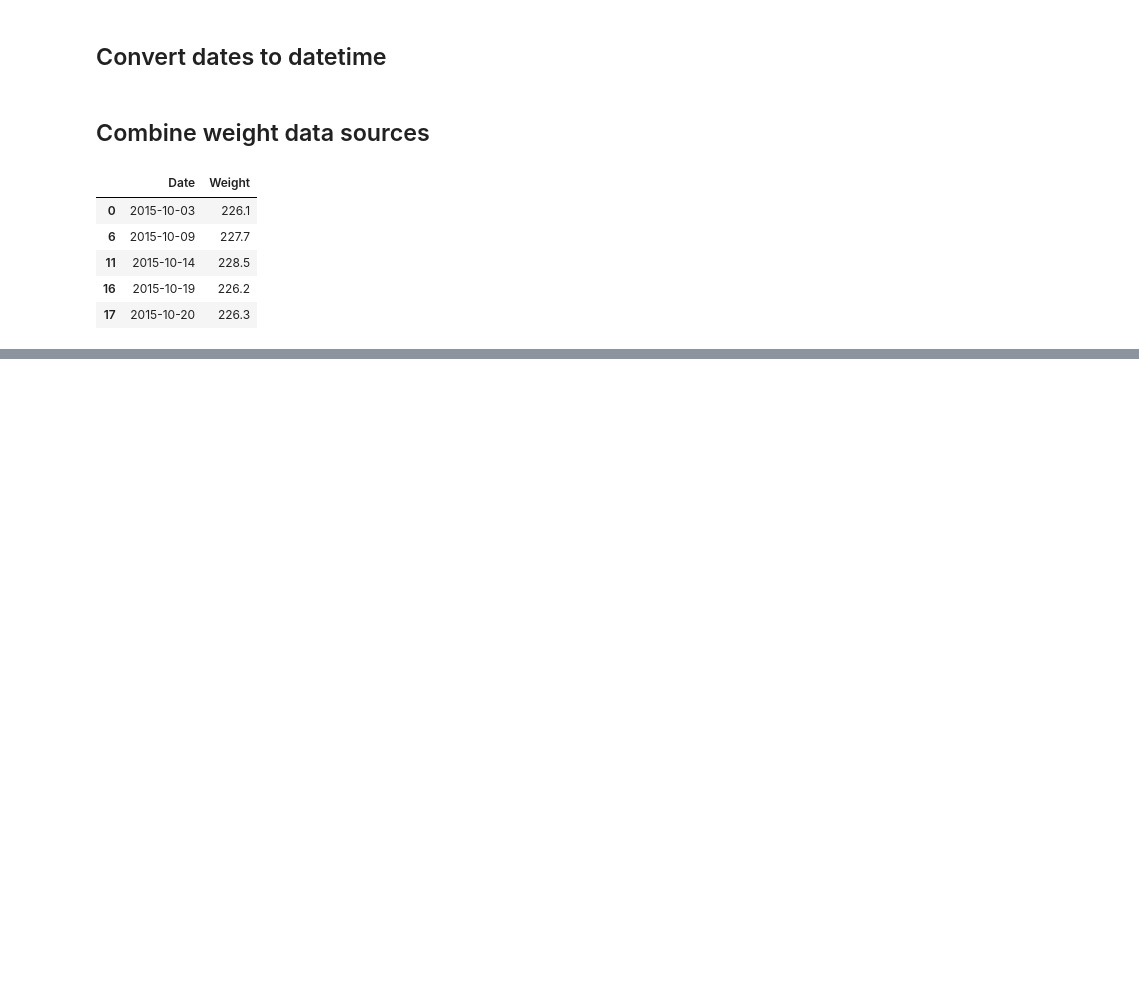
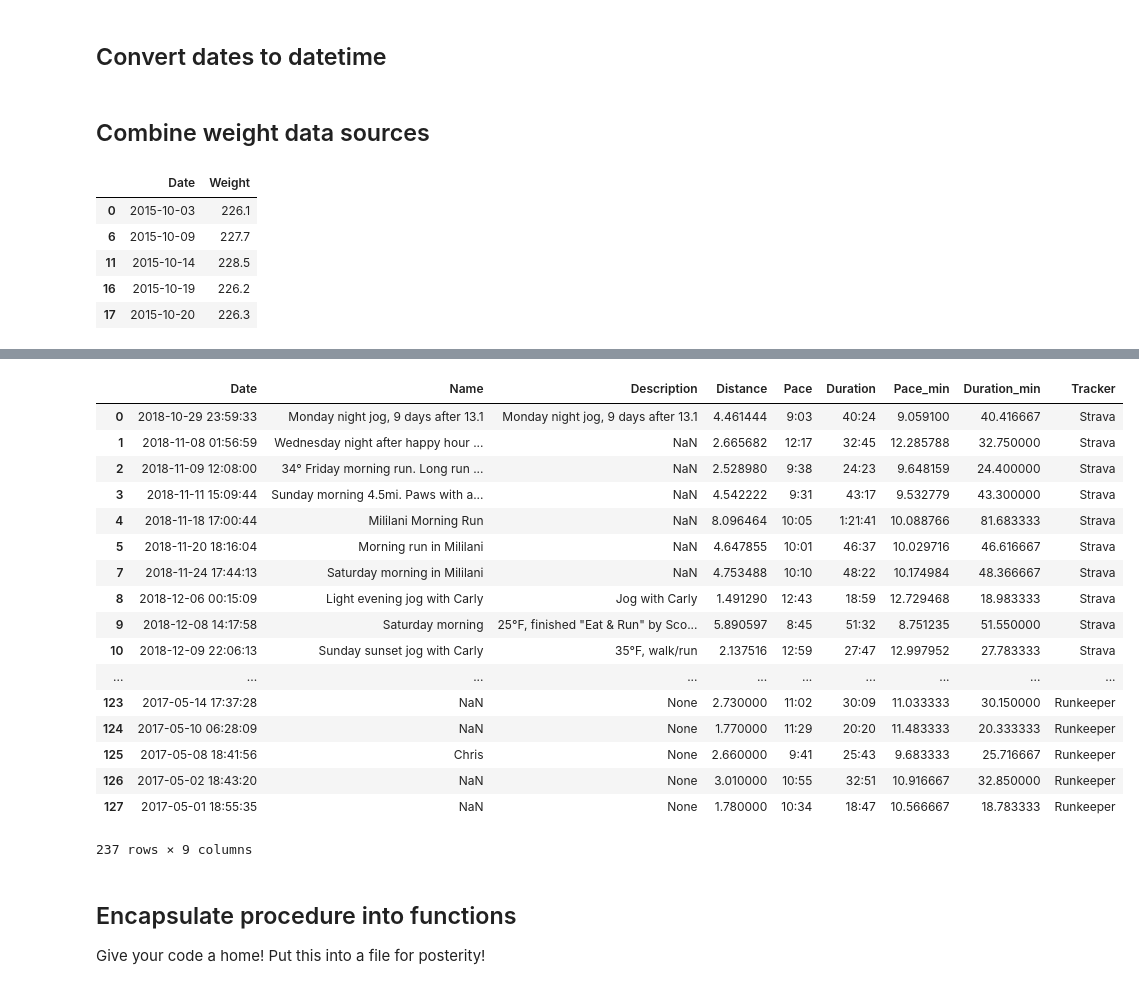
Before and after one commit to BDannowitz/polymath-progression-blog, a Jupyter notebook: running-weight-plot/Running-Weight-Data-Cleaning.ipynb, the cells around one changed output, grey strips where cells are left out. Drawn from its saved outputs; the diff is of its cells as text; code cells hidden in the pictures; blank space fills up the shorter version.

Commit message:
Starting visualization. Put cleaning functions into a file.

```diff
--- a/running-weight-plot/Running-Weight-Data-Cleaning.ipynb
+++ b/running-weight-plot/Running-Weight-Data-Cleaning.ipynb
@@ -152,4 +199,32 @@ runkeeper.head()
 | 3 | 228cf7db-dbf3-4e3a-bbf5-76df736ae6c7 | 2018-10-12 09:21:38 | Running | NaN | 3.01 | 34:45 | 11:32 | 5.20 | ... |
 | 4 | fc4202c2-71f9-4f01-ba8e-0f2adb06df56 | 2018-10-07 10:35:22 | Running | NaN | 3.12 | 29:21 | 9:24 | 6.38 | ... |
 # %%
-run_cols = ['Date', 'Distance', 'Duration', 'Pace', 'Notes']
+run_cols = ['Date', 'Name', 'Description', 'Distance', 'Pace',
+            'Duration', 'Pace_min', 'Duration_min', 'Tracker']
+# %%
+run_df = pd.concat([strava[run_cols], runkeeper[run_cols]])
+# %%
+run_df
+# %% [output]
+|  | Date | Name | Description | Distance | Pace | Duration | Pace_min | Duration_min | Tracker |
+| 0 | 2018-10-29 23:59:33 | Monday night jog, 9 days after 13.1 | Monday night jog, 9 days after 13.1 | 4.461444 | 9:03 | 40:24 | 9.059100 | 40.416667 | Strava |
+| 1 | 2018-11-08 01:56:59 | Wednesday night after happy hour ... | NaN | 2.665682 | 12:17 | 32:45 | 12.285788 | 32.750000 | Strava |
+| 2 | 2018-11-09 12:08:00 | 34° Friday morning run. Long run ... | NaN | 2.528980 | 9:38 | 24:23 | 9.648159 | 24.400000 | Strava |
+| 3 | 2018-11-11 15:09:44 | Sunday morning 4.5mi. Paws with a... | NaN | 4.542222 | 9:31 | 43:17 | 9.532779 | 43.300000 | Strava |
+| 4 | 2018-11-18 17:00:44 | Mililani Morning Run | NaN | 8.096464 | 10:05 | 1:21:41 | 10.088766 | 81.683333 | Strava |
+| 5 | 2018-11-20 18:16:04 | Morning run in Mililani | NaN | 4.647855 | 10:01 | 46:37 | 10.029716 | 46.616667 | Strava |
+| 7 | 2018-11-24 17:44:13 | Saturday morning in Mililani | NaN | 4.753488 | 10:10 | 48:22 | 10.174984 | 48.366667 | Strava |
+| 8 | 2018-12-06 00:15:09 | Light evening jog with Carly | Jog with Carly | 1.491290 | 12:43 | 18:59 | 12.729468 | 18.983333 | Strava |
+| 9 | 2018-12-08 14:17:58 | Saturday morning | 25°F, finished "Eat & Run" by Sco... | 5.890597 | 8:45 | 51:32 | 8.751235 | 51.550000 | Strava |
+| 10 | 2018-12-09 22:06:13 | Sunday sunset jog with Carly | 35°F, walk/run | 2.137516 | 12:59 | 27:47 | 12.997952 | 27.783333 | Strava |
+| ... | ... | ... | ... | ... | ... | ... | ... | ... | ... |
+| 123 | 2017-05-14 17:37:28 | NaN | None | 2.730000 | 11:02 | 30:09 | 11.033333 | 30.150000 | Runkeeper |
+| 124 | 2017-05-10 06:28:09 | NaN | None | 1.770000 | 11:29 | 20:20 | 11.483333 | 20.333333 | Runkeeper |
+| 125 | 2017-05-08 18:41:56 | Chris | None | 2.660000 | 9:41 | 25:43 | 9.683333 | 25.716667 | Runkeeper |
+| 126 | 2017-05-02 18:43:20 | NaN | None | 3.010000 | 10:55 | 32:51 | 10.916667 | 32.850000 | Runkeeper |
+| 127 | 2017-05-01 18:55:35 | NaN | None | 1.780000 | 10:34 | 18:47 | 10.566667 | 18.783333 | Runkeeper |
+237 rows × 9 columns
+# %% [markdown]
+## Encapsulate procedure into functions
+
+Give your code a home! Put this into a file for posterity!
```
Also changed, not shown: parts of 28 cells of this notebook, 4 other files.
